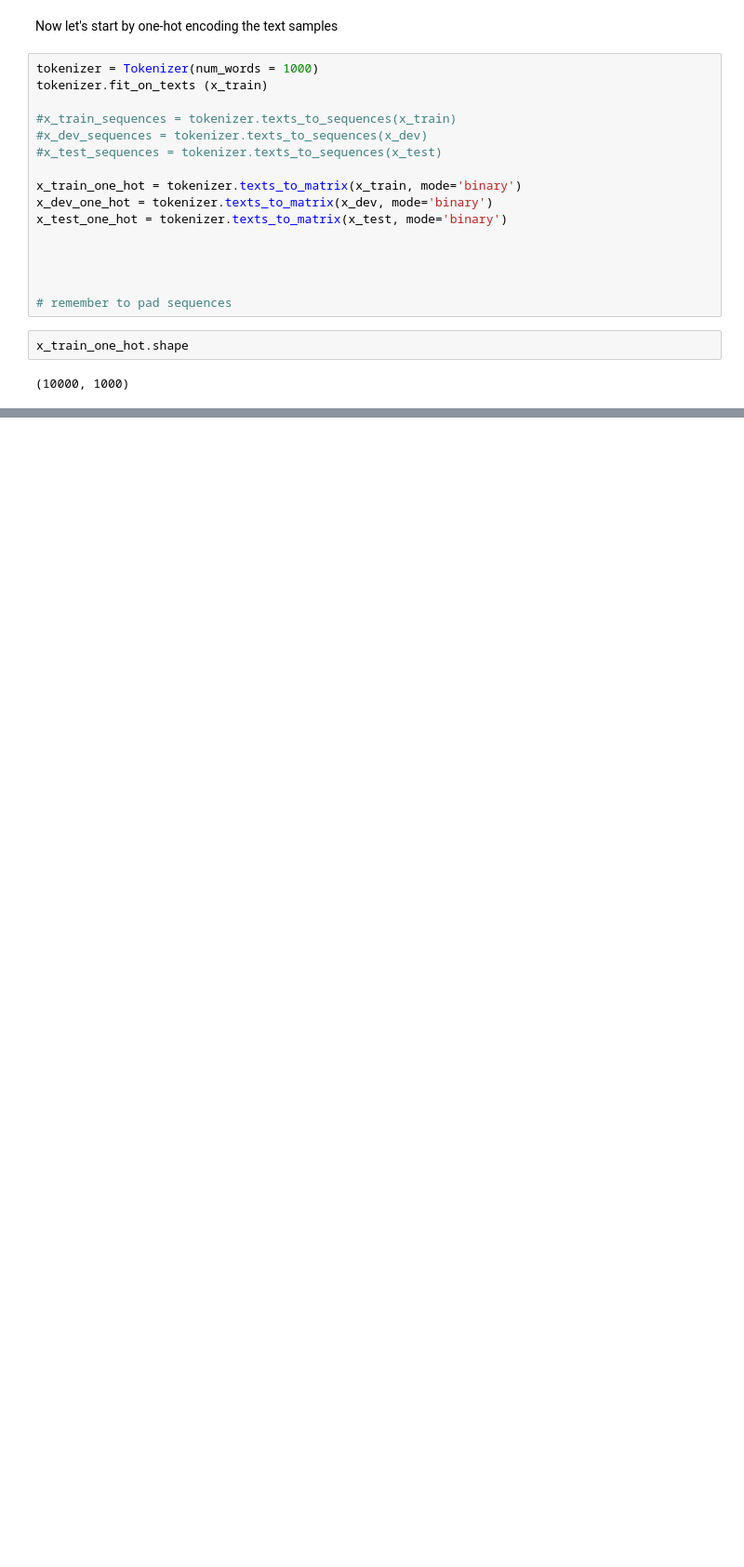
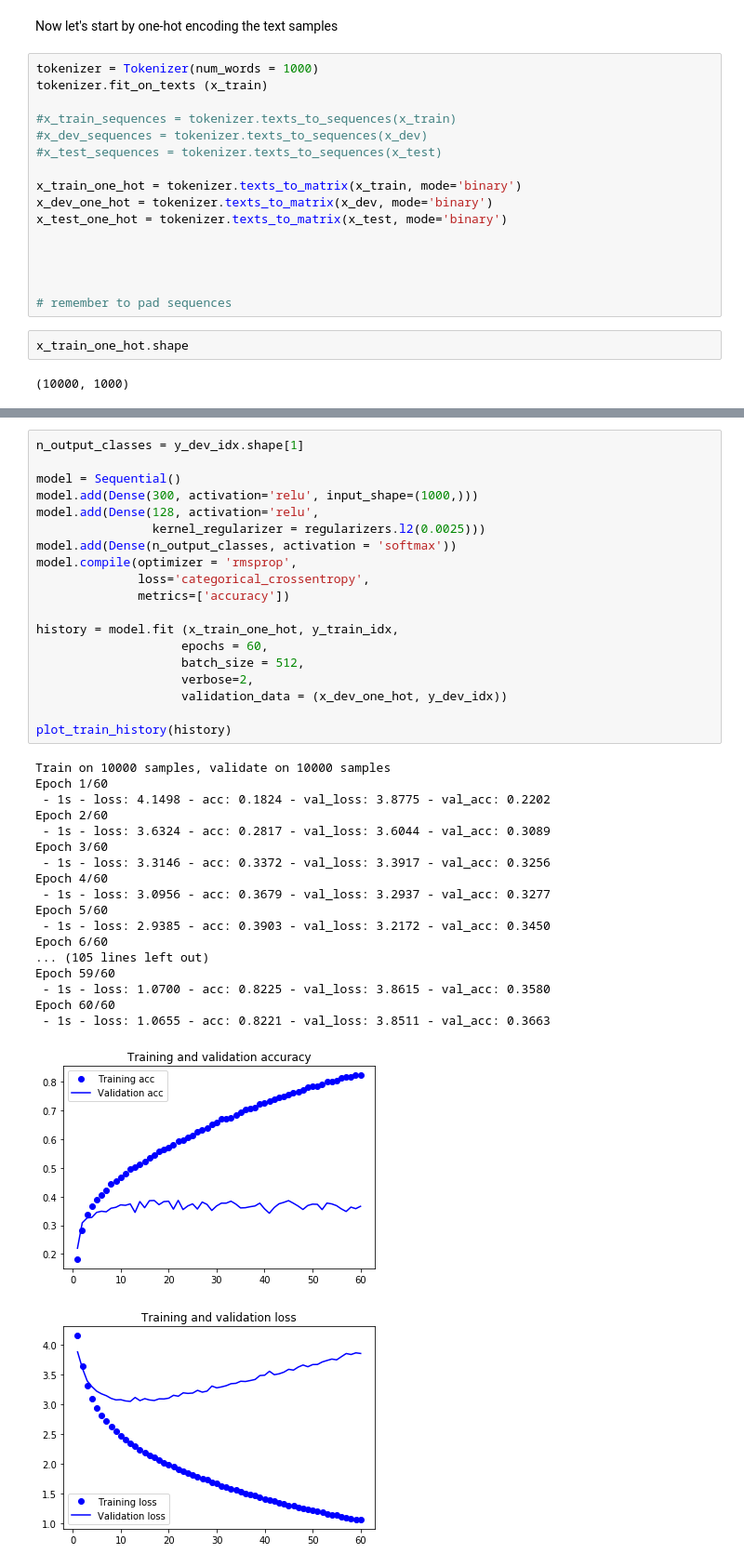
Before and after one commit to nicksexton/emojitranslate, a Jupyter notebook: 1 - emoji predict.ipynb, the cells around one changed output, grey strips where cells are left out. Shown at 93% size. Drawn from its saved outputs; the diff is of its cells as text; blank space fills up the shorter version.

```diff
--- a/1 - emoji predict.ipynb
+++ b/1 - emoji predict.ipynb
@@ -362,0 +389,39 @@ NameError: name 'max_features' is not defined
+# %%
+n_output_classes = y_dev_idx.shape[1]
+
+model = Sequential()
+model.add(Dense(300, activation='relu', input_shape=(1000,)))
+model.add(Dense(128, activation='relu',
+                kernel_regularizer = regularizers.l2(0.0025)))
+model.add(Dense(n_output_classes, activation = 'softmax'))
+model.compile(optimizer = 'rmsprop',
+              loss='categorical_crossentropy',
+              metrics=['accuracy'])
+
+history = model.fit (x_train_one_hot, y_train_idx,
+                    epochs = 60,
+                    batch_size = 512,
+                    verbose=2,
+                    validation_data = (x_dev_one_hot, y_dev_idx))
+
+plot_train_history(history)
+# %% [output]
+Train on 10000 samples, validate on 10000 samples
+Epoch 1/60
+ - 1s - loss: 4.1498 - acc: 0.1824 - val_loss: 3.8775 - val_acc: 0.2202
+Epoch 2/60
+ - 1s - loss: 3.6324 - acc: 0.2817 - val_loss: 3.6044 - val_acc: 0.3089
+Epoch 3/60
+ - 1s - loss: 3.3146 - acc: 0.3372 - val_loss: 3.3917 - val_acc: 0.3256
+Epoch 4/60
+ - 1s - loss: 3.0956 - acc: 0.3679 - val_loss: 3.2937 - val_acc: 0.3277
+Epoch 5/60
+ - 1s - loss: 2.9385 - acc: 0.3903 - val_loss: 3.2172 - val_acc: 0.3450
+Epoch 6/60
+... (105 lines left out)
+Epoch 59/60
+ - 1s - loss: 1.0700 - acc: 0.8225 - val_loss: 3.8615 - val_acc: 0.3580
+Epoch 60/60
+ - 1s - loss: 1.0655 - acc: 0.8221 - val_loss: 3.8511 - val_acc: 0.3663
+[figure, added]
+[figure, added]
```
Also changed, not shown: parts of 22 cells of this notebook.
